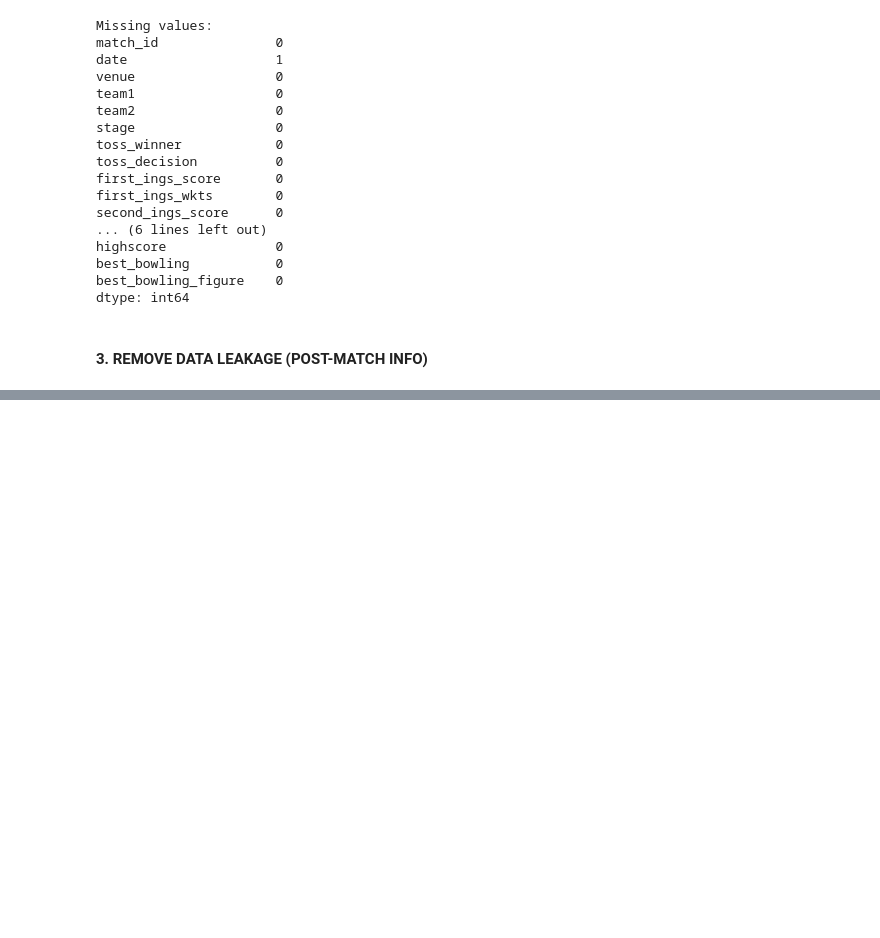
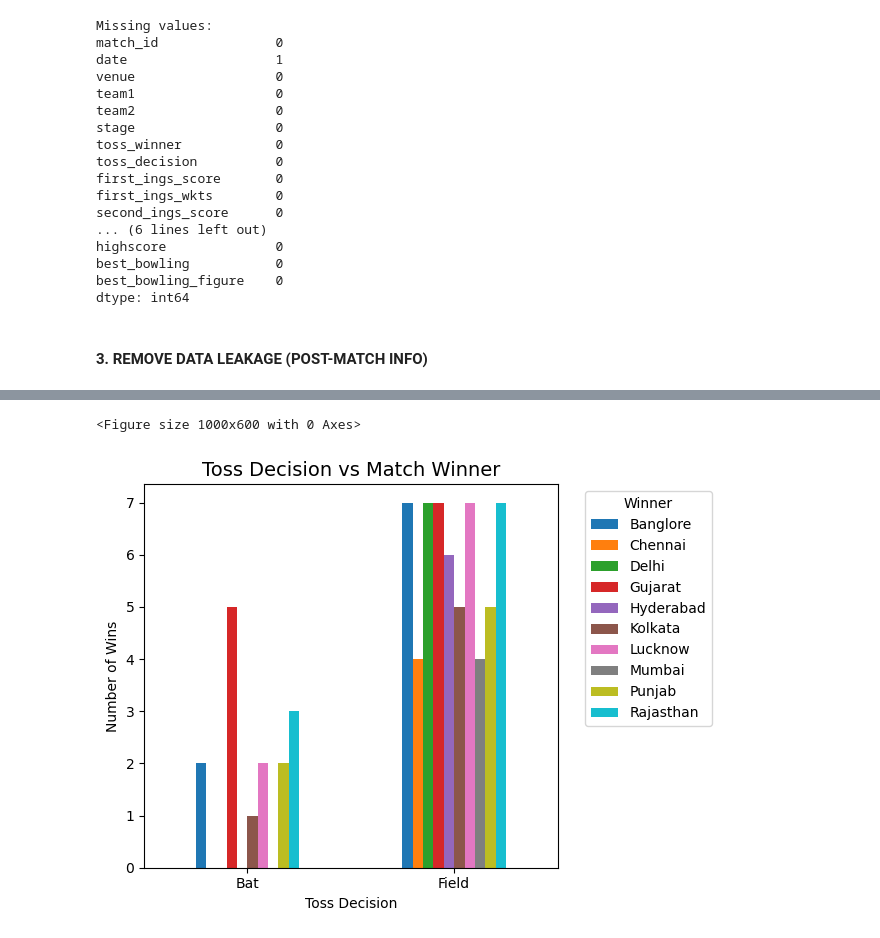
Before and after one commit to Abhi260105/ml-learning2, a Jupyter notebook: IPL_Prediction.ipynb, the cells around one changed output, grey strips where cells are left out. Drawn from its saved outputs; the diff is of its cells as text; code cells hidden in the pictures; blank space fills up the shorter version.

Commit message:
feat: add exploratory data analysis with visualizations

```diff
--- a/IPL_Prediction.ipynb
+++ b/IPL_Prediction.ipynb
@@ -85,0 +157,15 @@ dtype: int64
+# %%
+# Visualization 1: Toss Decision Impact
+plt.figure(figsize=(10, 6))  # Create figure with size
+toss_win = df.groupby(['toss_decision', 'match_winner']).size().unstack(fill_value=0)  # Group by toss decision
+toss_win.plot(kind='bar', stacked=False)  # Bar plot
+plt.title('Toss Decision vs Match Winner', fontsize=14)  # Add title
+plt.xlabel('Toss Decision')  # X-axis label
+plt.ylabel('Number of Wins')  # Y-axis label
+plt.xticks(rotation=0)  # Rotate x-axis labels
+plt.legend(title='Winner', bbox_to_anchor=(1.05, 1))  # Add legend outside plot
+plt.tight_layout()  # Adjust spacing
+plt.show()
+# %% [output]
+<Figure size 1000x600 with 0 Axes>
+[figure, added]
```
Also changed, not shown: parts of 6 cells of this notebook.
